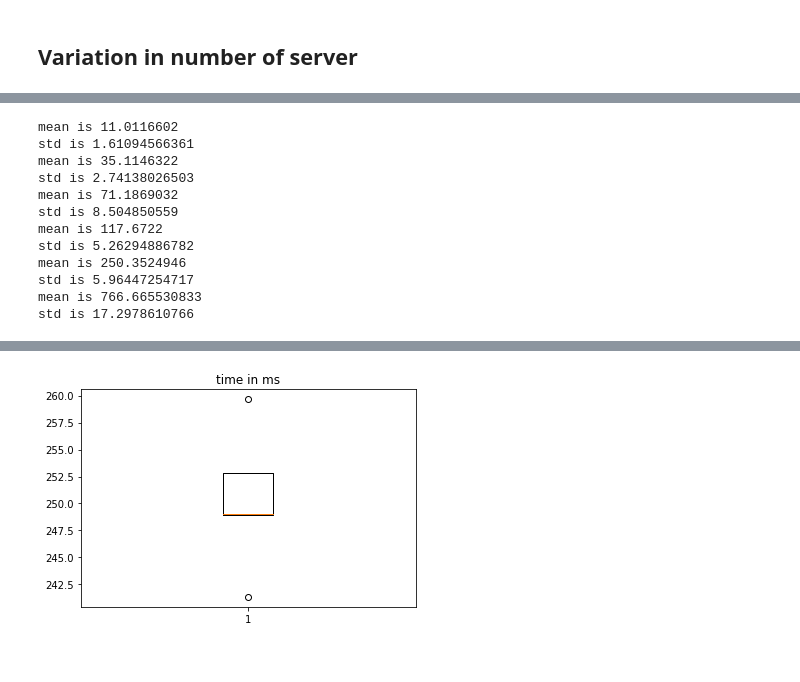
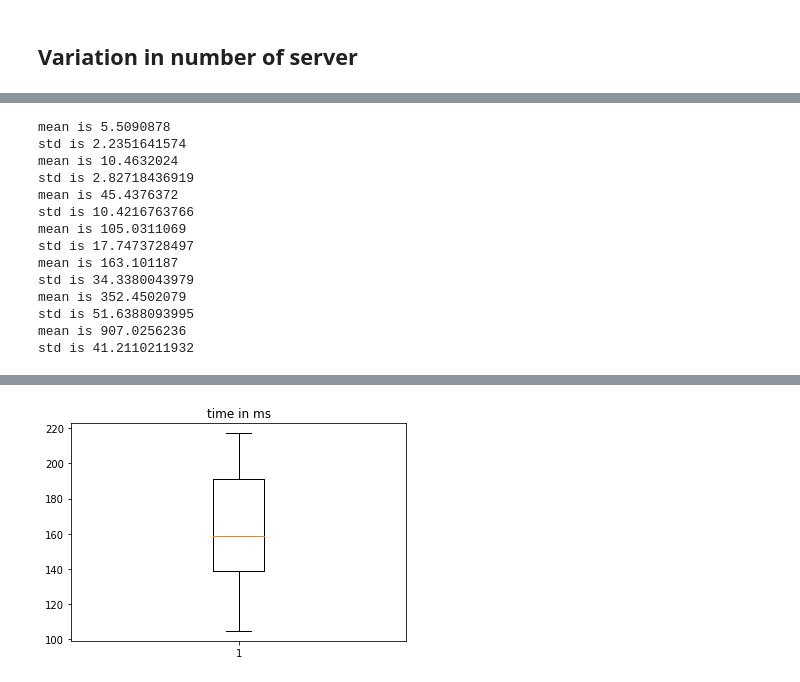
Before and after one commit to maxpr/MasterProjectDocuments, a Jupyter notebook: FinalPlotting/Untitled.ipynb, the cells around one changed output, grey strips where cells are left out. Saved outputs shown, nothing was run; the diff lists cells and outputs as text; code cells hidden in the pictures.

```diff
--- a/FinalPlotting/Untitled.ipynb
+++ b/FinalPlotting/Untitled.ipynb
@@ -641,35 +753,40 @@ std is 4364.28049609
 # %%
-xa = []
-za = []
+xxa = []
+zza = []
 
+mean,std = plot(["IMPORT/10c3s/agg.txt"])
+xxa.append(mean)
+zza.append(std)
 mean,std = plot(["IMPORT/10c5s/agg.txt"])
-xa.append(mean)
-za.append(std)
+xxa.append(mean)
+zza.append(std)
 mean,std = plot(["IMPORT/10c10s/agg.txt"])
-xa.append(mean)
-za.append(std)
+xxa.append(mean)
+zza.append(std)
 mean,std = plot(["IMPORT/10c15s/agg.txt"])
-xa.append(mean)
-za.append(std)
+xxa.append(mean)
+zza.append(std)
 mean,std = plot(["IMPORT/10c20s/agg.txt"])
-xa.append(mean)
-za.append(std)
+xxa.append(mean)
+zza.append(std)
 mean,std = plot(["IMPORT/10c30s/agg.txt"])
-xa.append(mean)
-za.append(std)
+xxa.append(mean)
+zza.append(std)
 mean,std = plot(["IMPORT/10c50s/agg.txt"])
-xa.append(mean)
-za.append(std)
+xxa.append(mean)
+zza.append(std)
 # %% [output]
-mean is 11.0116602
-std is 1.61094566361
-mean is 35.1146322
-std is 2.74138026503
-mean is 71.1869032
-std is 8.504850559
-mean is 117.6722
-std is 5.26294886782
-mean is 250.3524946
-std is 5.96447254717
-mean is 766.665530833
-std is 17.2978610766
+mean is 5.5090878
+std is 2.2351641574
+mean is 10.4632024
+std is 2.82718436919
+mean is 45.4376372
+std is 10.4216763766
+mean is 105.0311069
+std is 17.7473728497
+mean is 163.101187
+std is 34.3380043979
+mean is 352.4502079
+std is 51.6388093995
+mean is 907.0256236
+std is 41.2110211932
@@ -680 +797 @@ std is 17.2978610766
-[figure, old version]
+[figure, new version]
```
Also changed, not shown: parts of 15 cells of this notebook.
